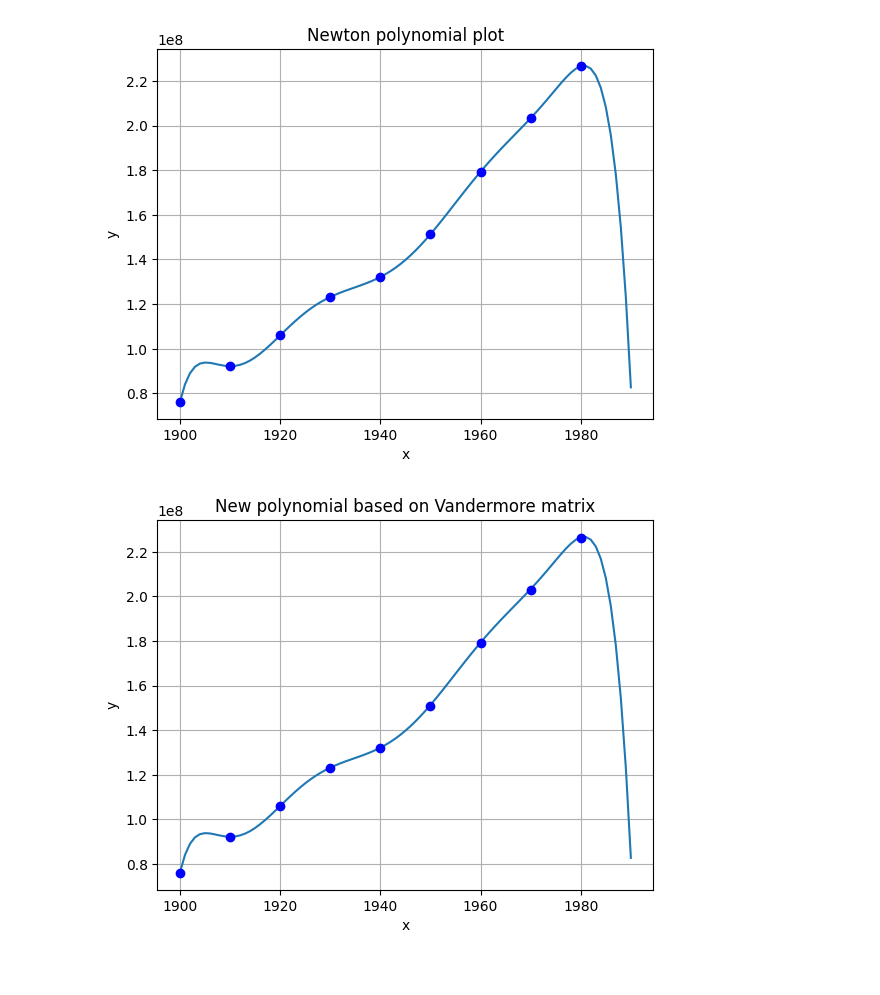
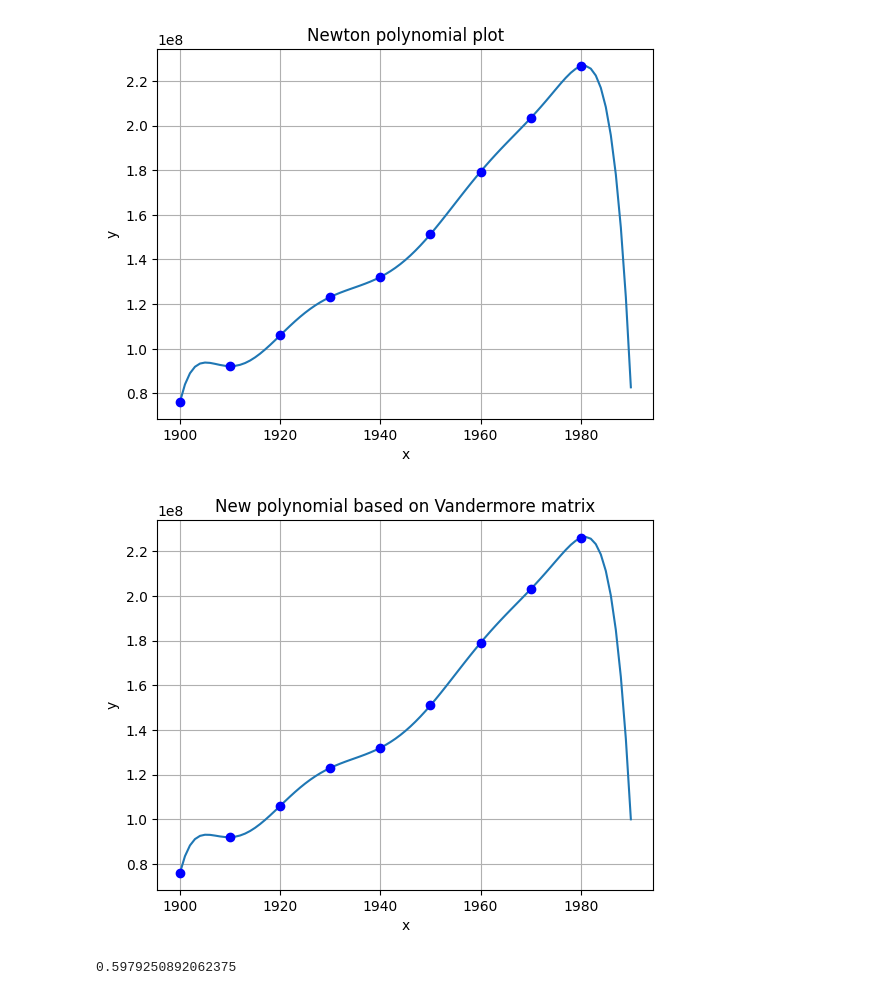
Before and after one commit to baramundi666/Computation-Methods-for-Science-and-Technology, a Jupyter notebook: lab-3/main.ipynb, the cells around one changed output. Drawn from its saved outputs; the diff is of its cells as text; code cells hidden in the pictures.

```diff
--- a/lab-3/main.ipynb
+++ b/lab-3/main.ipynb
@@ -118,17 +121,26 @@ plt.show()
 # %%
 population = population - population%10**6
 c_new = scipy.linalg.solve(V_4, population)
 # print(c)
 # print(c_new)
+
 # New polynomial plot
 arguments = range(1900,1991)
-values = np.array([horner_scalar(phi_4(t, 2), c) for t in arguments])
+values = np.array([horner_scalar(phi_4(t, 2), c_new) for t in arguments])
 plt.plot(arguments, values)
 plt.plot(year, population, 'bo')
 plt.title("New polynomial based on Vandermore matrix")
 plt.xlabel("x")
 plt.ylabel("y")
 plt.grid()
 plt.show()
 # %% [output]
-[figure, old version]
+[figure, new version]
+# %%
+# Extrapolation of the new polynomial
+extrapolated_value = values[-1]
+real_value = 248709873
+relative_error = np.abs(extrapolated_value-real_value)/real_value
+print(relative_error)
+# %% [output]
+0.5979250892062375
```
Also changed, not shown: parts of 3 cells of this notebook, 3 other files.
